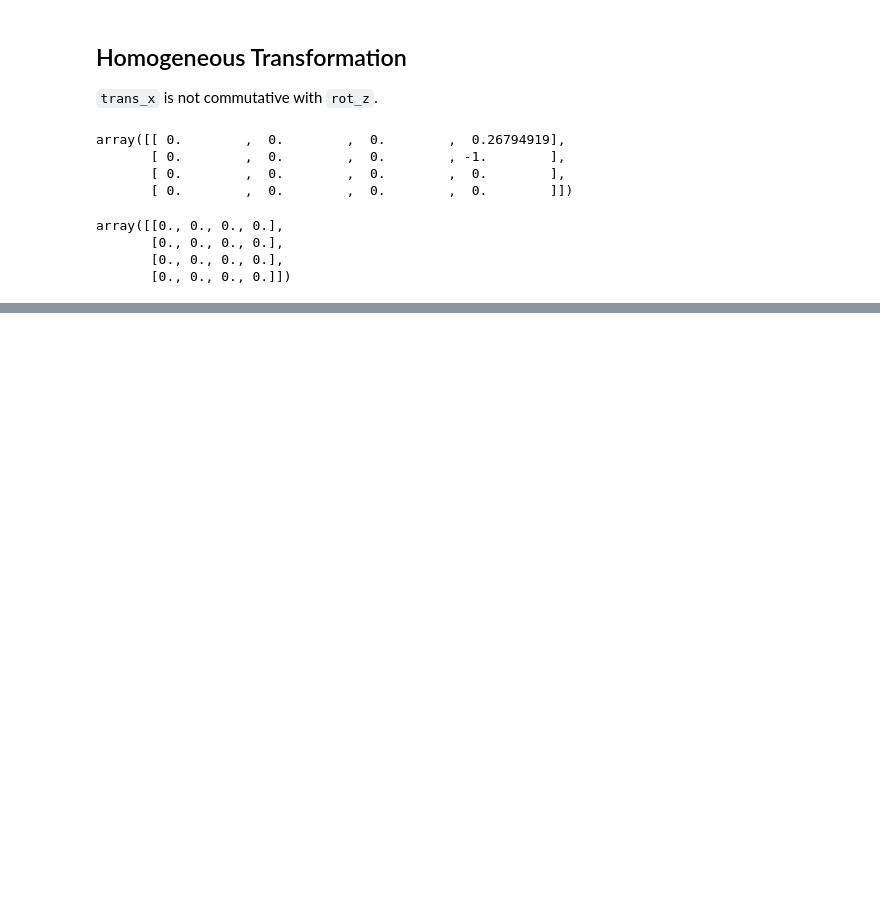
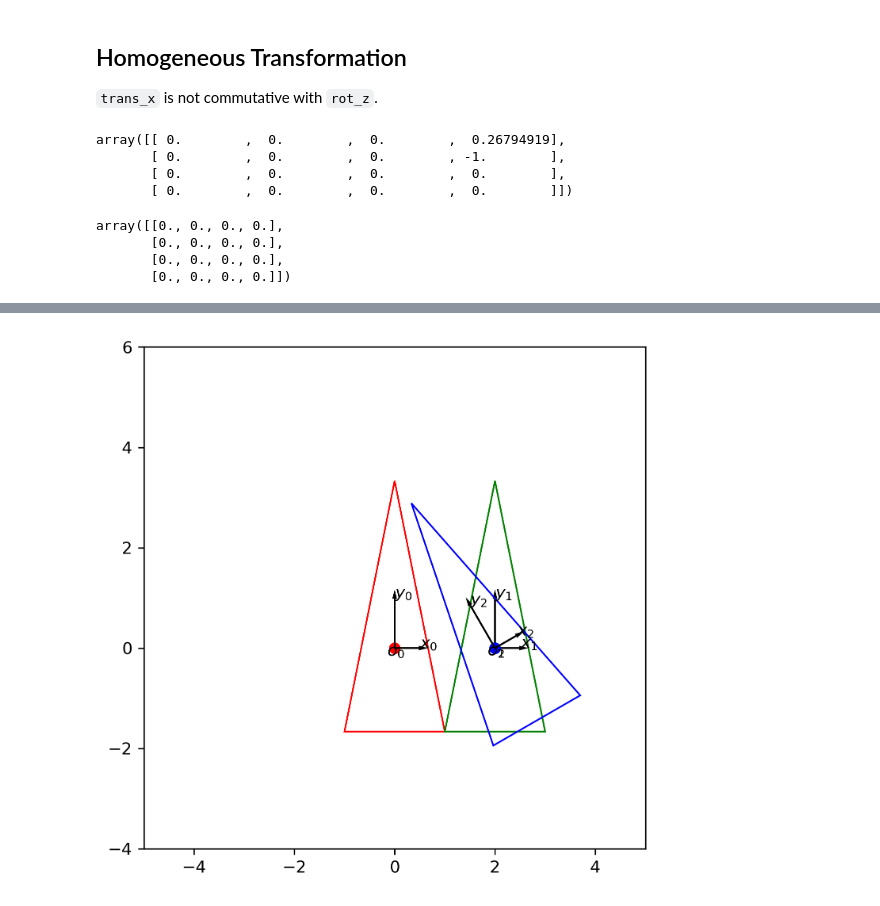
Before and after one commit to CIE-KFUPM/Rigid_Body, a Jupyter notebook: notebooks/transformations_example.ipynb, the cells around one changed output, grey strips where cells are left out. Cells and saved outputs as stored; diff of their text form; code cells hidden in the pictures; blank space fills up the shorter version.

```diff
--- a/notebooks/transformations_example.ipynb
+++ b/notebooks/transformations_example.ipynb
@@ -154,0 +197,6 @@ draw_triangles([trans_y,rot_z,trans_y_inv,trans_y],'trans_y_trans_y_inv_rot_z_tr
+# %%
+_,_,ax = draw_triangles([trans_x], file_name=None,limits=np.array([[-4,6],[-5,5]]))
+_,_,ax = draw_triangles([trans_x,rot_z], 'trans_x_rot_z',limits=np.array([[-4,6],[-5,5]]),ax=ax)
+# kalau current frame liatnya dari belakang
+# %% [output]
+[figure, added]
```
Also changed, not shown: parts of 14 cells of this notebook.
